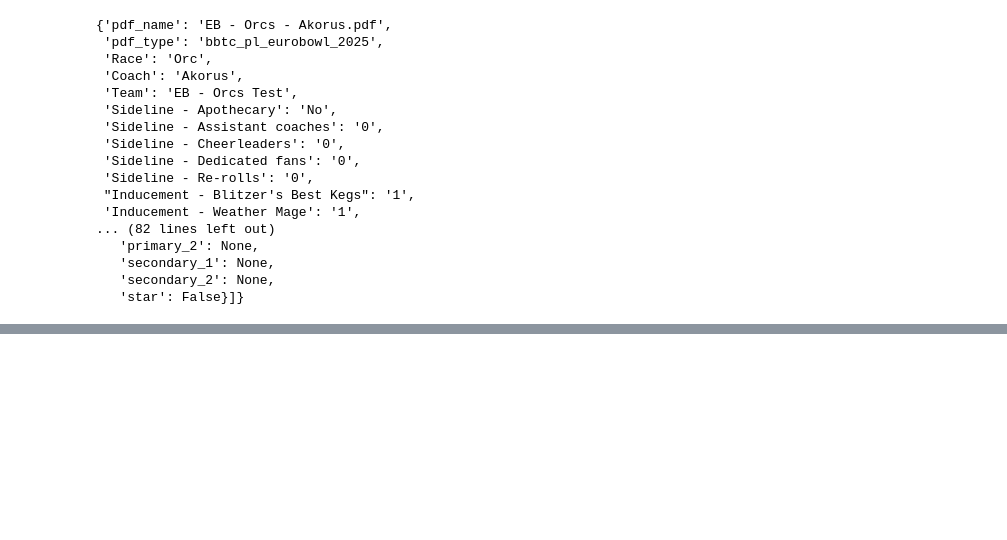
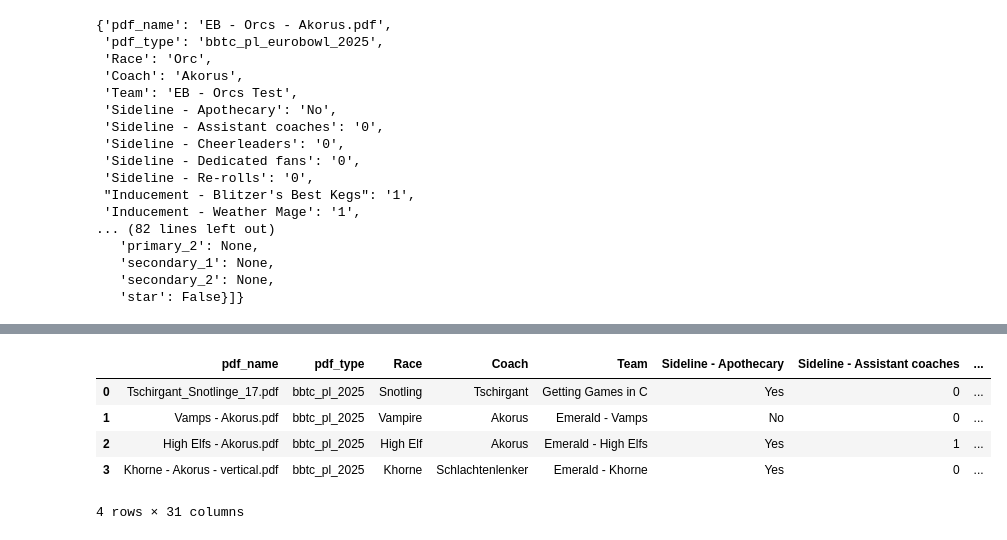
Before and after one commit to mpSchrader/BBRosterVisualizer, a Jupyter notebook: notebooks/Roster Processing Iteration - BB25.ipynb, the cells around one changed output, grey strips where cells are left out. Saved outputs shown, nothing was run; the diff lists cells and outputs as text; code cells hidden in the pictures; blank space fills up the shorter version.

```diff
--- a/notebooks/Roster Processing Iteration - BB25.ipynb
+++ b/notebooks/Roster Processing Iteration - BB25.ipynb
@@ -434,0 +696,9 @@ len(error_rows)
+# %%
+df_team_event
+# %% [output]
+|  | pdf_name | pdf_type | Race | Coach | Team | Sideline - Apothecary | Sideline - Assistant coaches | ... |
+| 0 | Tschirgant_Snotlinge_17.pdf | bbtc_pl_2025 | Snotling | Tschirgant | Getting Games in C | Yes | 0 | ... |
+| 1 | Vamps - Akorus.pdf | bbtc_pl_2025 | Vampire | Akorus | Emerald - Vamps | No | 0 | ... |
+| 2 | High Elfs - Akorus.pdf | bbtc_pl_2025 | High Elf | Akorus | Emerald - High Elfs | Yes | 1 | ... |
+| 3 | Khorne - Akorus - vertical.pdf | bbtc_pl_2025 | Khorne | Schlachtenlenker | Emerald - Khorne | Yes | 0 | ... |
+4 rows × 31 columns
```
Also changed, not shown: parts of 12 cells of this notebook, 5 other files.
